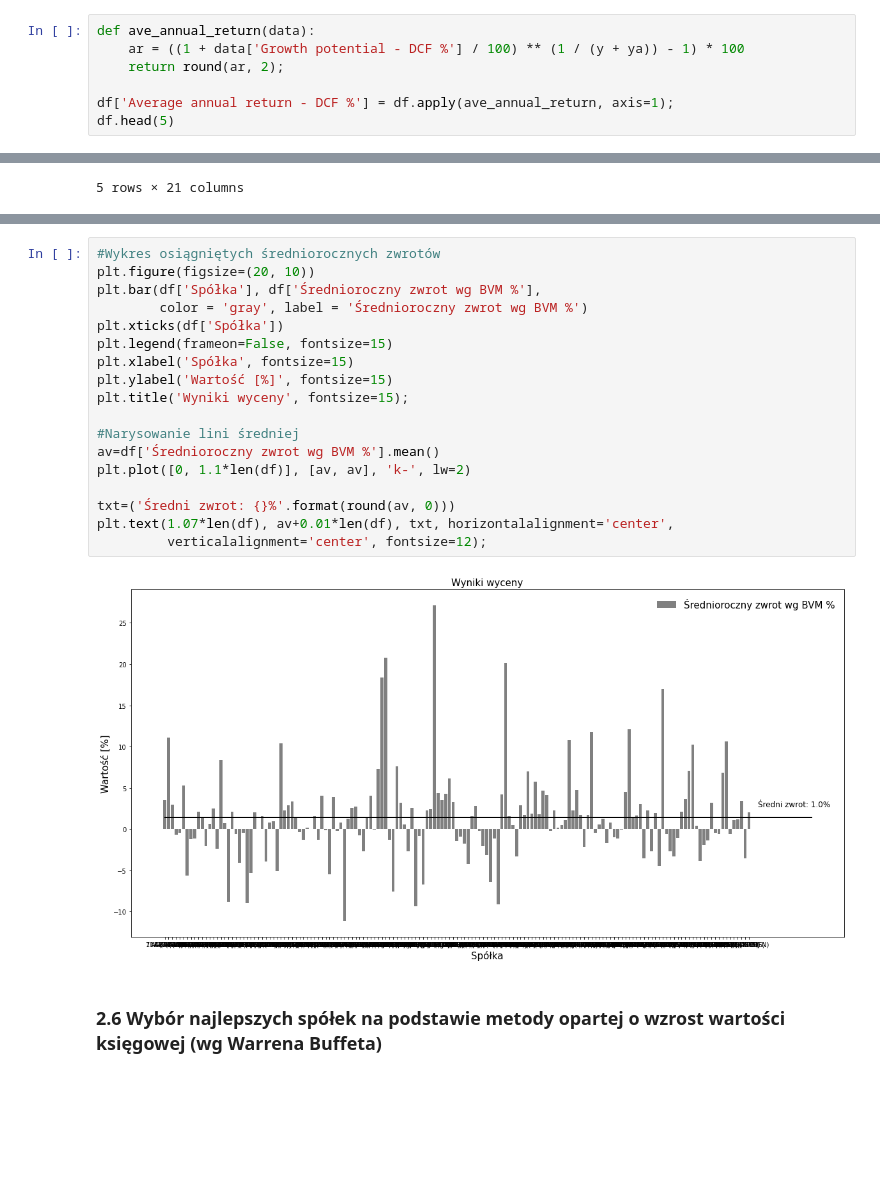
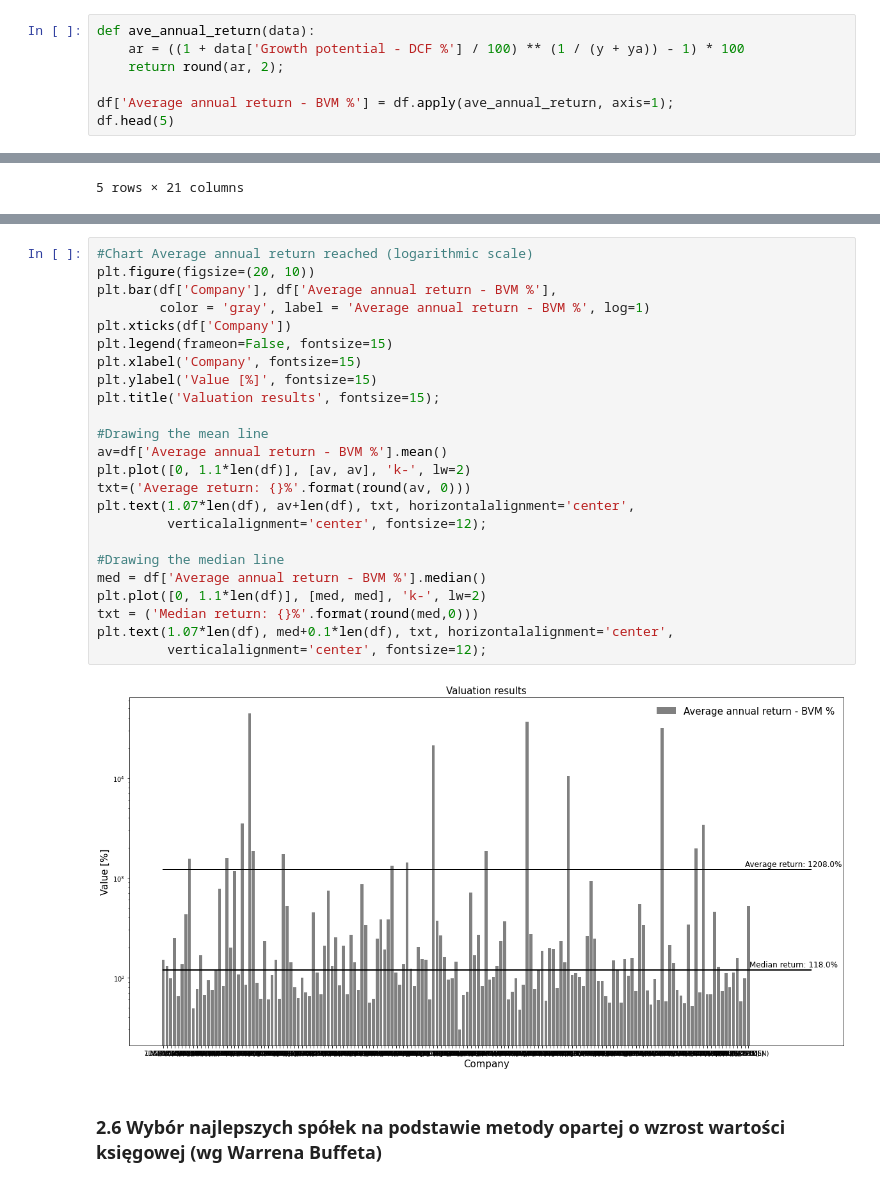
Before and after one commit to TomekSwiatek/Valuation-of-shares-of-selected-companies, a Jupyter notebook: Valuation of shares of selected companies.ipynb, the cells around one changed output, grey strips where cells are left out. Cells and saved outputs as stored; diff of their text form; blank space fills up the shorter version.

Commit message:
add descriptions of summary of the results of BVM method

```diff
--- a/Valuation of shares of selected companies.ipynb
+++ b/Valuation of shares of selected companies.ipynb
@@ -653,7 +653,7 @@ def ave_annual_return(data):
     ar = ((1 + data['Growth potential - DCF %'] / 100) ** (1 / (y + ya)) - 1) * 100
     return round(ar, 2);
 
-df['Average annual return - DCF %'] = df.apply(ave_annual_return, axis=1);
+df['Average annual return - BVM %'] = df.apply(ave_annual_return, axis=1);
 df.head(5)
 # %% [output]
 |  | Report | Price | Number of shares [in thous.] | Average cash flow [in thous. PLN] | Net profit [%] | Market | Sector | ... |
@@ -715,23 +715,29 @@ plt.title('Wyniki wyceny', fontsize=15);
 # %%
-#Wykres osiągniętych średniorocznych zwrotów
+#Chart Average annual return reached (logarithmic scale)
 plt.figure(figsize=(20, 10))
-plt.bar(df['Spółka'], df['Średnioroczny zwrot wg BVM %'],
-        color = 'gray', label = 'Średnioroczny zwrot wg BVM %')
-plt.xticks(df['Spółka'])
+plt.bar(df['Company'], df['Average annual return - BVM %'],
+        color = 'gray', label = 'Average annual return - BVM %', log=1)
+plt.xticks(df['Company'])
 plt.legend(frameon=False, fontsize=15)
-plt.xlabel('Spółka', fontsize=15)
-plt.ylabel('Wartość [%]', fontsize=15)
-plt.title('Wyniki wyceny', fontsize=15);
+plt.xlabel('Company', fontsize=15)
+plt.ylabel('Value [%]', fontsize=15)
+plt.title('Valuation results', fontsize=15);
 
-#Narysowanie lini średniej
-av=df['Średnioroczny zwrot wg BVM %'].mean()
+#Drawing the mean line
+av=df['Average annual return - BVM %'].mean()
 plt.plot([0, 1.1*len(df)], [av, av], 'k-', lw=2)
+txt=('Average return: {}%'.format(round(av, 0)))
+plt.text(1.07*len(df), av+len(df), txt, horizontalalignment='center',
+         verticalalignment='center', fontsize=12);
 
-txt=('Średni zwrot: {}%'.format(round(av, 0)))
-plt.text(1.07*len(df), av+0.01*len(df), txt, horizontalalignment='center',
+#Drawing the median line
+med = df['Average annual return - BVM %'].median()
+plt.plot([0, 1.1*len(df)], [med, med], 'k-', lw=2)
+txt = ('Median return: {}%'.format(round(med,0)))
+plt.text(1.07*len(df), med+0.1*len(df), txt, horizontalalignment='center',
          verticalalignment='center', fontsize=12);
 # %% [output]
-[figure, old version]
+[figure, new version]
 # %% [markdown]
 ### 2.6 Wybór najlepszych spółek na podstawie metody opartej o wzrost wartości księgowej (wg Warrena Buffeta)
 # %%
```
Also changed, not shown: parts of 11 cells of this notebook, 1 other file.
